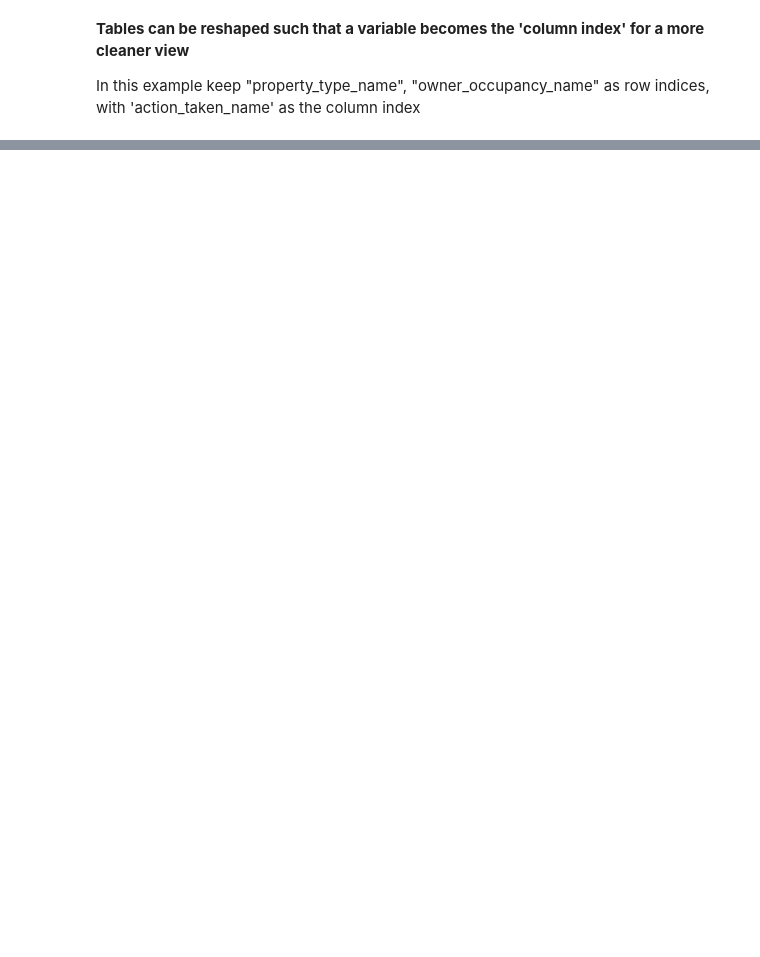
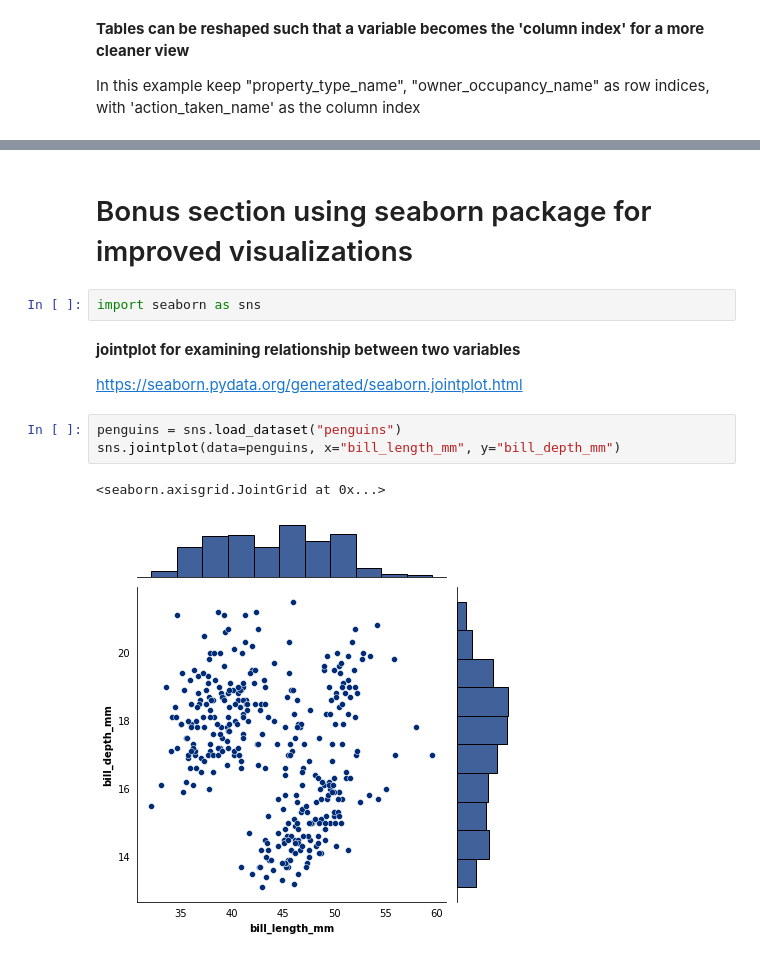
Before and after one commit to ow-gryphon/template_registry, a Jupyter notebook: generate/explore_data_basic/template/notebooks/data_exploration.ipynb, the cells around one changed output, grey strips where cells are left out. Drawn from its saved outputs; the diff is of its cells as text; blank space fills up the shorter version.

```diff
--- a/generate/explore_data_basic/template/notebooks/Data Exploration.ipynb
+++ b/generate/explore_data_basic/template/notebooks/data_exploration.ipynb
@@ -784,3 +784,17 @@ threeway_table.pivot(index=["property_type_name", "owner_occupancy_name"], colum
 | One-to-four family dwelling (othe... | Not applicable | 1.0 | 0.0 | 0.0 | ... |
 |  | Not owner-occupied as a principal... | 2.0 | 4.0 | 5.0 | ... |
 |  | Owner-occupied as a principal dwe... | 15.0 | 60.0 | 52.0 | ... |
+# %% [markdown]
+# Bonus section using seaborn package for improved visualizations
+# %%
+import seaborn as sns
+# %% [markdown]
+**jointplot for examining relationship between two variables**
+
+https://seaborn.pydata.org/generated/seaborn.jointplot.html
+# %%
+penguins = sns.load_dataset("penguins")
+sns.jointplot(data=penguins, x="bill_length_mm", y="bill_depth_mm")
+# %% [output]
+<seaborn.axisgrid.JointGrid at 0x...>
+[figure, added]
```
Also changed, not shown: parts of 6 cells of this notebook, 9 other files.
